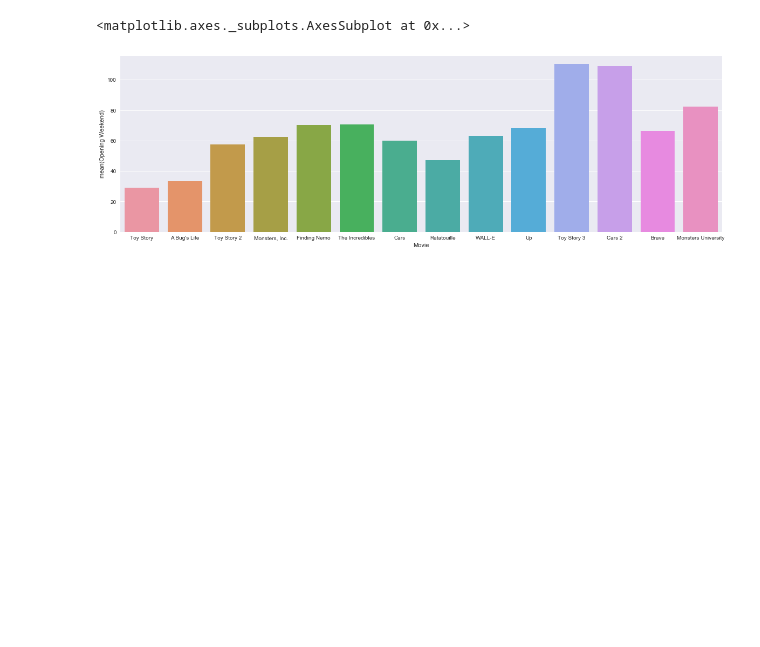
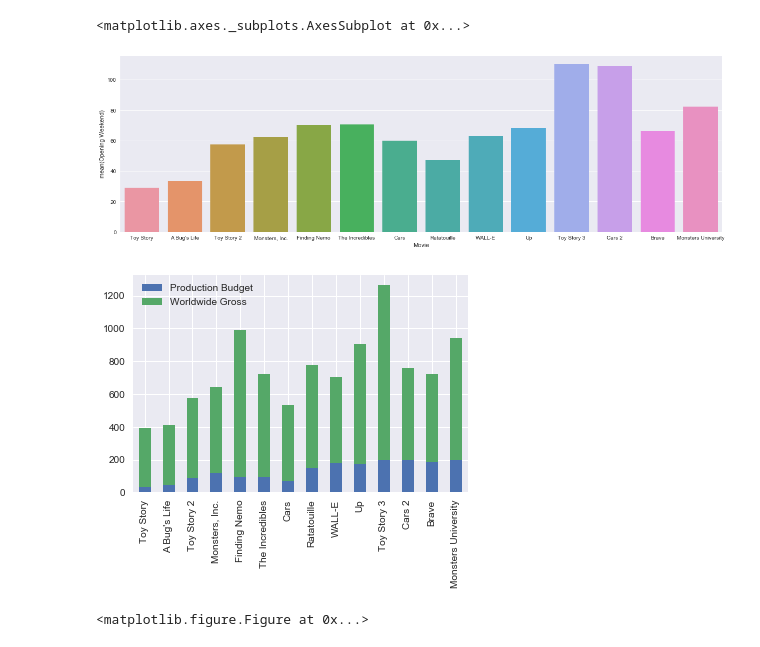
Before and after one commit to abhi0987/data_analysis_py, a Jupyter notebook: Pixar_movie_review_analysis/pixar_movie_review_analysis.ipynb, the cells around one changed output. Drawn from its saved outputs; the diff is of its cells as text; code cells hidden in the pictures; blank space fills up the shorter version.

```diff
--- a/Pixar_movie_review_analysis/pixar_movie_review_analysis.ipynb
+++ b/Pixar_movie_review_analysis/pixar_movie_review_analysis.ipynb
@@ -166,3 +165,16 @@ sn.barplot(x='Movie',y='Opening Weekend',data=pixar_df)
 # %% [output]
 <matplotlib.axes._subplots.AxesSubplot at 0x...>
 [figure]
+# %%
+# A plot showing production budget and world wide gross
+pixar_df[['Production Budget','Worldwide Gross']].plot(kind='bar',stacked=True)
+plt.legend(loc='left')
+a = np.empty((0))
+for i in range(len(pixar_df)):
+    a = np.append(a, i)
+plt.xticks(a,pixar_df['Movie'])
+plt.figure(figsize=(20, 10))
+plt.show()
+# %% [output]
+[figure, added]
+<matplotlib.figure.Figure at 0x...>
```
Also changed, not shown: parts of 4 cells of this notebook.
